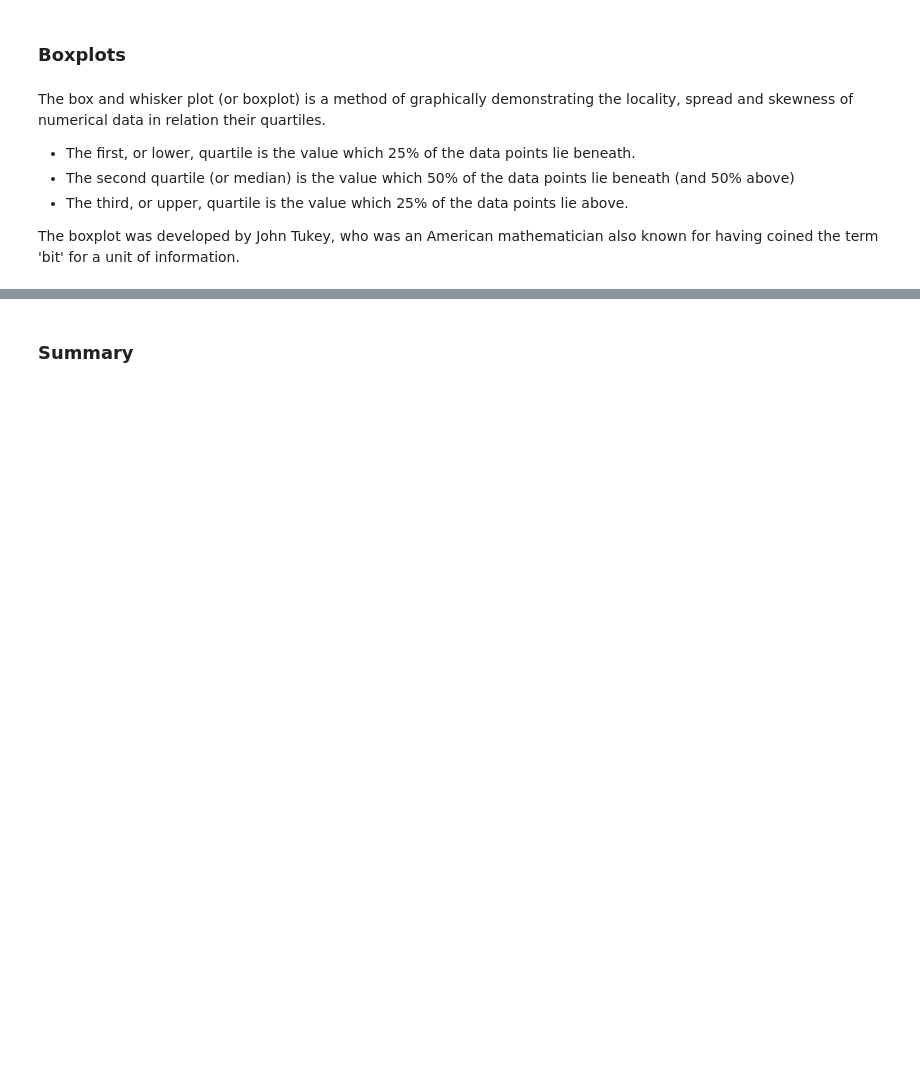
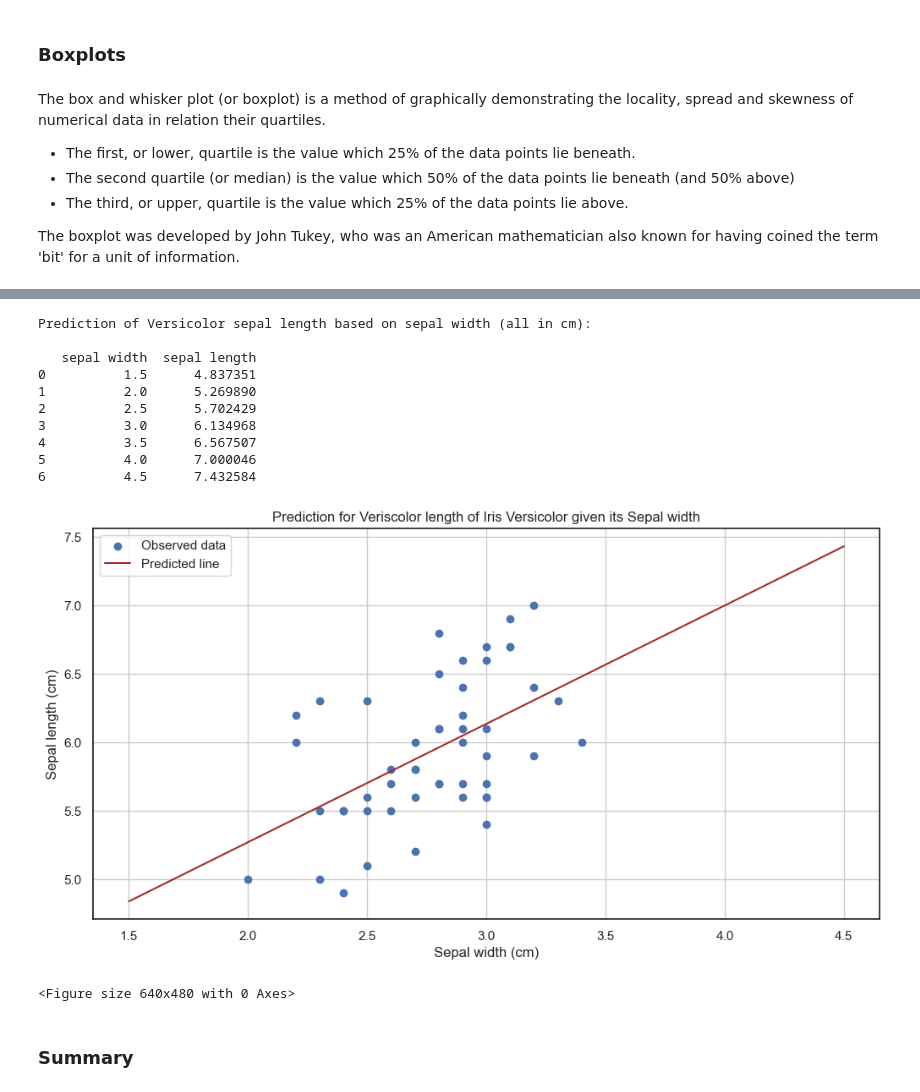
Before and after one commit to jmce22/fund_data, a Jupyter notebook: project.ipynb, the cells around one changed output, grey strips where cells are left out. Saved outputs shown, nothing was run; the diff lists cells and outputs as text; code cells hidden in the pictures; blank space fills up the shorter version.

```diff
--- a/project.ipynb
+++ b/project.ipynb
@@ -743,3 +803,53 @@ plt.savefig('project_images/Boxplot_sl')
+# %%
+# Here I am reshaping the list of x values as required by Sklearns LinearRegression class
+x = df_versicolor['sepal width'].values.reshape(-1, 1)
+y = df_versicolor['sepal length']
+
+lr = LinearRegression()
+lr.fit(x, y)
+
+# these are the x-values (sepal widths) which will go into the linear-regression model
+versicolor_sepal_width_samples = np.array([1.5, 2.0, 2.5, 3.0, 3.5, 4.0, 4.5])
+
+# I am reshaping the above array to enable the linear regression code to process the data
+versicolor_sepal_width_samples_reshaped = versicolor_sepal_width_samples.reshape(-1, 1)
+
+# these are the y-values (petal width) which will be predicted by the linear regression model
+versicolor_sepal_length_predictions = lr.predict(versicolor_sepal_width_samples_reshaped)
+
+# I will print the list of predictions for versicolor sepal length for each of the values for sepal width contained in the
+# 'versicolor_sepal_width_samples' array above
+df_versicolor_sepal_length_predictions = pd.DataFrame({'sepal width':versicolor_sepal_width_samples, 'sepal length':versicolor_sepal_length_predictions})
+print()
+print('Prediction of Versicolor sepal length based on sepal width (all in cm):')
+print()
+print(df_versicolor_sepal_length_predictions)
+print()
+
+
+plt.figure(figsize= (12,6))
+plt.title('Prediction for Veriscolor length of Iris Versicolor given its Sepal width')
+plt.xlabel('Sepal width (cm)')
+plt.ylabel('Sepal length (cm)')
+plt.scatter(df_versicolor['sepal width'], df_versicolor['sepal length'])
+plt.plot(versicolor_sepal_width_samples_reshaped, versicolor_sepal_length_predictions, color = 'brown')
+plt.legend(["Observed data", "Predicted line"])
+plt.grid(True)
+plt.show()
+plt.savefig('project_images/versicolor_sepal_length_predictions.png')
+# %% [output]
+Prediction of Versicolor sepal length based on sepal width (all in cm):
+
+   sepal width  sepal length
+0          1.5      4.837351
+1          2.0      5.269890
+2          2.5      5.702429
+3          3.0      6.134968
+4          3.5      6.567507
+5          4.0      7.000046
+6          4.5      7.432584
+[figure, added]
+<Figure size 640x480 with 0 Axes>
 # %% [markdown]
 ### Summary ###
 # %% [markdown]
```
Also changed, not shown: parts of 6 cells of this notebook, 5 other files.
